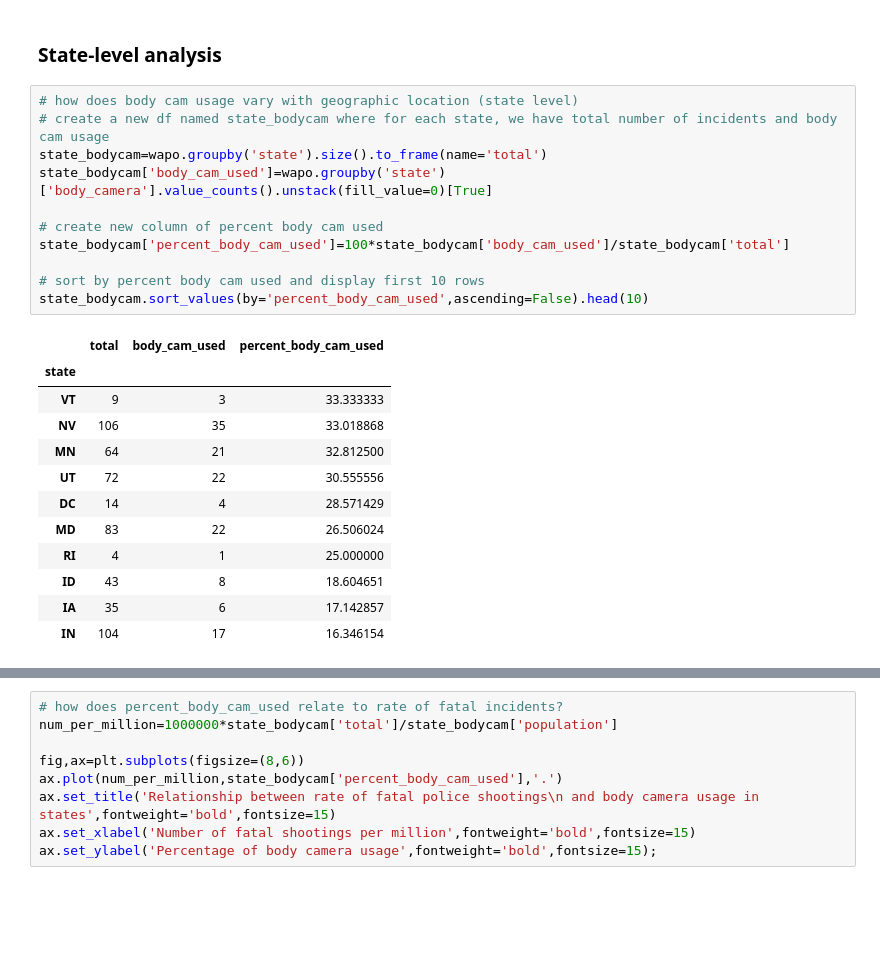
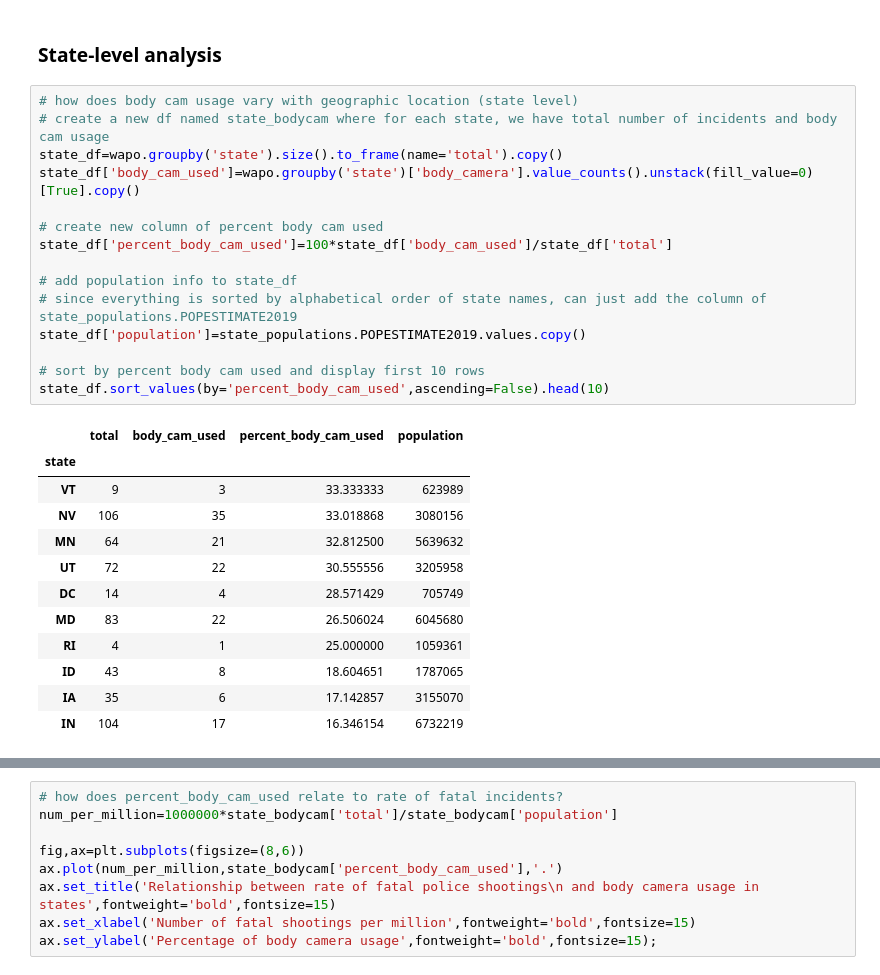
Before and after one commit to annajaffe/police-violence, a Jupyter notebook: CY_EDA_notebook.ipynb, the cells around one changed output, grey strips where cells are left out. Drawn from its saved outputs; the diff is of its cells as text; blank space fills up the shorter version.

```diff
--- a/CY_EDA_notebook.ipynb
+++ b/CY_EDA_notebook.ipynb
@@ -114,24 +114,28 @@ state_populations = state_populations.sort_values(by=['NAME'])
 # %%
 # how does body cam usage vary with geographic location (state level)
 # create a new df named state_bodycam where for each state, we have total number of incidents and body cam usage
-state_bodycam=wapo.groupby('state').size().to_frame(name='total')
-state_bodycam['body_cam_used']=wapo.groupby('state')['body_camera'].value_counts().unstack(fill_value=0)[True]
+state_df=wapo.groupby('state').size().to_frame(name='total').copy()
+state_df['body_cam_used']=wapo.groupby('state')['body_camera'].value_counts().unstack(fill_value=0)[True].copy()
 
 # create new column of percent body cam used
-state_bodycam['percent_body_cam_used']=100*state_bodycam['body_cam_used']/state_bodycam['total']
+state_df['percent_body_cam_used']=100*state_df['body_cam_used']/state_df['total']
+
+# add population info to state_df
+# since everything is sorted by alphabetical order of state names, can just add the column of state_populations.POPESTIMATE2019
+state_df['population']=state_populations.POPESTIMATE2019.values.copy()
 
 # sort by percent body cam used and display first 10 rows
-state_bodycam.sort_values(by='percent_body_cam_used',ascending=False).head(10)
+state_df.sort_values(by='percent_body_cam_used',ascending=False).head(10)
 # %% [output]
-|  | total | body_cam_used | percent_body_cam_used |
-| state |  |  |  |
-| VT | 9 | 3 | 33.333333 |
-| NV | 106 | 35 | 33.018868 |
-| MN | 64 | 21 | 32.812500 |
-| UT | 72 | 22 | 30.555556 |
-| DC | 14 | 4 | 28.571429 |
-| MD | 83 | 22 | 26.506024 |
-| RI | 4 | 1 | 25.000000 |
-| ID | 43 | 8 | 18.604651 |
-| IA | 35 | 6 | 17.142857 |
-| IN | 104 | 17 | 16.346154 |
+|  | total | body_cam_used | percent_body_cam_used | population |
+| state |  |  |  |  |
+| VT | 9 | 3 | 33.333333 | 623989 |
+| NV | 106 | 35 | 33.018868 | 3080156 |
+| MN | 64 | 21 | 32.812500 | 5639632 |
+| UT | 72 | 22 | 30.555556 | 3205958 |
+| DC | 14 | 4 | 28.571429 | 705749 |
+| MD | 83 | 22 | 26.506024 | 6045680 |
+| RI | 4 | 1 | 25.000000 | 1059361 |
+| ID | 43 | 8 | 18.604651 | 1787065 |
+| IA | 35 | 6 | 17.142857 | 3155070 |
+| IN | 104 | 17 | 16.346154 | 6732219 |
```
Also changed, not shown: parts of 16 cells of this notebook, 1 other file.
